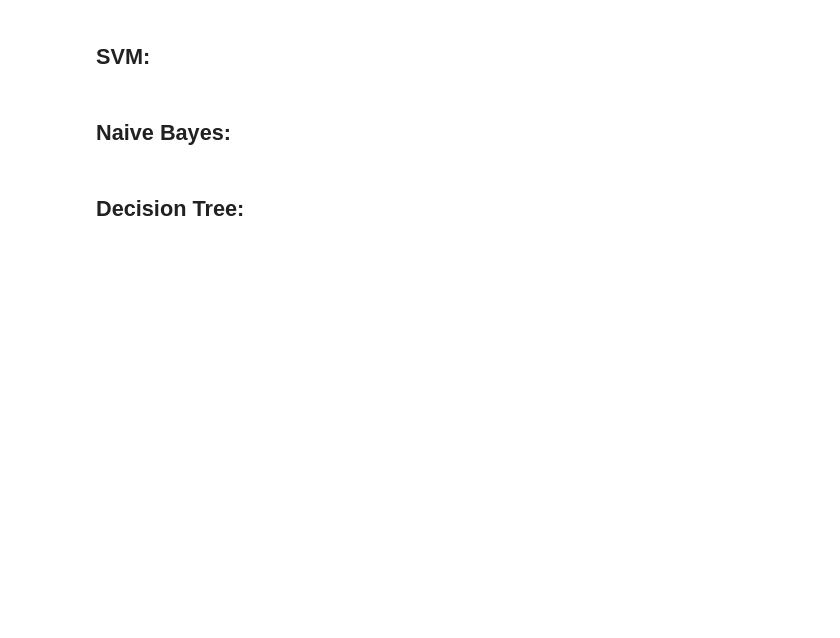
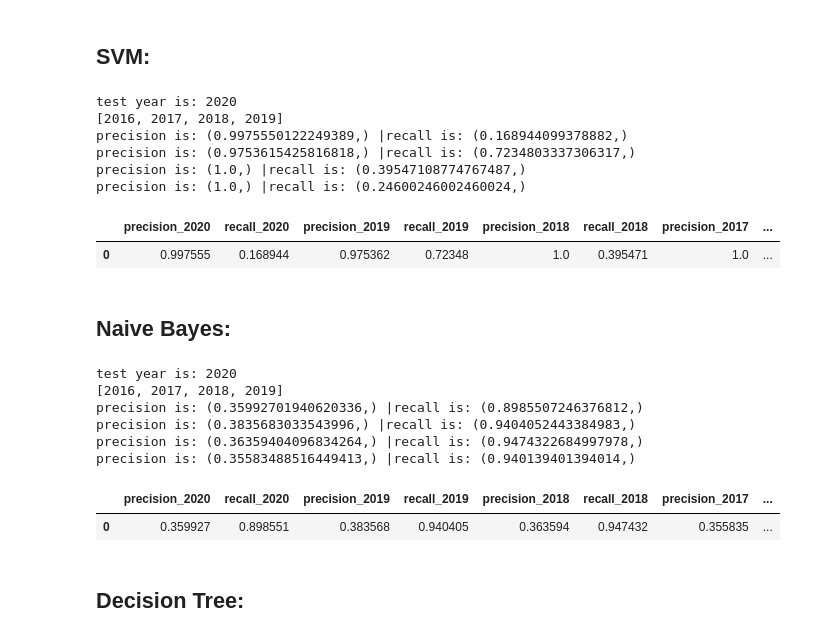
Before and after one commit to Deckart2/capp_30254_crime_forcasting, a Jupyter notebook: scripts/Final Models.ipynb, the cells around one changed output. Cells and saved outputs as stored; diff of their text form; code cells hidden in the pictures; blank space fills up the shorter version.

```diff
--- a/scripts/Final Models.ipynb
+++ b/scripts/Final Models.ipynb
@@ -205,2 +204,17 @@ results_svm = compute_scores_final_data()
+# %%
+grid_svm = {'LinearSVC': [{'C': 0.01, 'random_state': 0}]}
+results_svm = compute_scores_final_data(grid_svm, LinearSVC(), 'LinearSVC', data_list_20, "high_crime", 2020)
+# %% [output]
+test year is: 2020
+[2016, 2017, 2018, 2019]
+precision is: (0.9975550122249389,) |recall is: (0.168944099378882,)
+precision is: (0.9753615425816818,) |recall is: (0.7234803337306317,)
+precision is: (1.0,) |recall is: (0.39547108774767487,)
+precision is: (1.0,) |recall is: (0.24600246002460024,)
+# %%
+results_svm[0]
+# %% [output]
+|  | precision_2020 | recall_2020 | precision_2019 | recall_2019 | precision_2018 | recall_2018 | precision_2017 | ... |
+| 0 | 0.997555 | 0.168944 | 0.975362 | 0.72348 | 1.0 | 0.395471 | 1.0 | ... |
 # %% [markdown]
 ## Naive Bayes:
@@ -210,3 +221,18 @@ results_nb = compute_scores_final_data()
+# %%
+grid_nb = {'GaussianNB': [{'priors': None}]}
+results_nb = compute_scores_final_data(grid_nb, GaussianNB(), 'GaussianNB', data_list_20, "high_crime", 2020)
+# %% [output]
+test year is: 2020
+[2016, 2017, 2018, 2019]
+precision is: (0.35992701940620336,) |recall is: (0.8985507246376812,)
+precision is: (0.3835683033543996,) |recall is: (0.9404052443384983,)
+precision is: (0.36359404096834264,) |recall is: (0.9474322684997978,)
+precision is: (0.35583488516449413,) |recall is: (0.940139401394014,)
+# %%
+results_nb[0]
+# %% [output]
+|  | precision_2020 | recall_2020 | precision_2019 | recall_2019 | precision_2018 | recall_2018 | precision_2017 | ... |
+| 0 | 0.359927 | 0.898551 | 0.383568 | 0.940405 | 0.363594 | 0.947432 | 0.355835 | ... |
 # %% [markdown]
 ## Decision Tree:
 # %%
```
Also changed, not shown: parts of 7 cells of this notebook, 1 other file.
